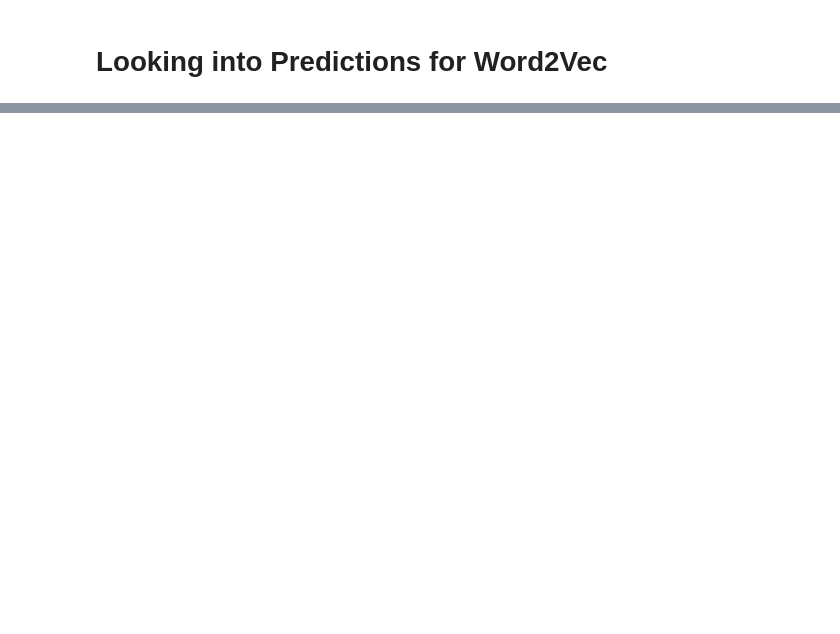
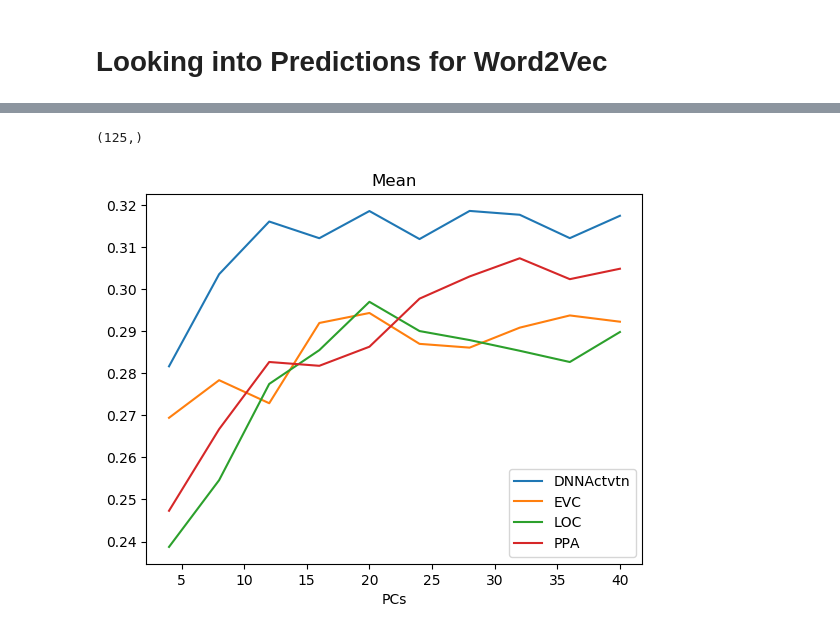
Before and after one commit to cm296/semantic, a Jupyter notebook: cm/code-01-analysis/step11_computePrediction.ipynb, the cells around one changed output, grey strips where cells are left out. Cells and saved outputs as stored; diff of their text form; code cells hidden in the pictures; blank space fills up the shorter version.

```diff
--- a/cm/code-01-analysis/step11_computePrediction.ipynb
+++ b/cm/code-01-analysis/step11_computePrediction.ipynb
@@ -44,8 +60,9 @@ Y_embeddings_subset
 # %%
-layer =  {'conv_1','conv_5','fc_3'}
+layer =  {'conv_5'}
 Sub = [1,2,3,4]
-
-pretrained_val = True
+ROI = {'EVC','LOC','PPA'}
+pretrained_val = False
+keyword = {'DNNActvtn','ROIpred'}
 
 datapath = '../../../data-00/'
 savepath = '../../../data-11/'
@@ -54,14 +71,9 @@ WIpath = '../../../data-04/'
 nsample = 12
 WrdThingsInfo = pd.read_csv(WIpath + 'KeptTHINGSInfo_n' + str(nsample) +'.csv',sep=',',index_col = 0)
 # %%
-ROI = {'EVC','ObjectROI'}
-# ROI = {'EVC'}
-keyword = {'DNNActvtn','ROIpred'}
-# keyword = {'ROIpred'}
-Keepncomps = list(range(2,42,2))
-# Keepncomps = [2]
 
-Ypredict = 'Word2Vec'
+Keepncomps = list(range(4,44,4))
+
 
 for ikeyword in keyword:
     for ilayer in layer:
@@ -120,9 +150,9 @@ for ikeyword in keyword:
 tresh_bonf = utilsCM.p2r(.05/Y_embeddings_subset.shape[1], Y_embeddings_subset.shape[0])
 figurepath='../../../figures-11/'
 
-ROI = {'EVC','ObjectROI'}
+ROI = {'EVC','LOC','PPA'}
 keyword = {'DNNActvtn','ROIpred'}
-Keepncomps = list(range(2,42,2))
+Keepncomps = list(range(4,44,4))
 pretrained_val = True
 # %%
 from  matplotlib import pyplot
@@ -131,11 +161,9 @@ from pandas import DataFrame as pddf
 
 savepath = '../../../data-11/'
 figurepath = '../../../figures-11/'
-layer = {'fc_3'}
+layer = {'conv_5'}
 pretrained_vec = [True, False]
 ##Showing histograms for senses above threshold
-
-Ypredict = 'Word2Vec'
 
 myDict_count = {}
 myDict_mean = {}
@@ -206,7 +234,7 @@ for ilayer in layer:
     myDict_mean['Metric'] = []
     myDict_max['Metric'] = []
     myDict_median['Metric'] = []
-    for i in range(2,42,2):
+    for i in Keepncomps:
         myDict_count['PCs'].append(i)
         myDict_mean['PCs'].append(i)
         myDict_max['PCs'].append(i)
@@ -222,9 +250,16 @@ df_max = pddf.from_dict(myDict_max).set_index('PCs')
 df_median = pddf.from_dict(myDict_median).set_index('PCs')
 # %%
 allvalues = pd.concat([df_count, df_mean,df_max,df_median], axis=0)
+# %%
+thisPrediction.shape
+# %% [output]
+(125,)
 # %%
 import matplotlib.pyplot as plt
 
-sns.lineplot(data= allvalues[allvalues['Metric'] == 'mean'].iloc[:,0:6]).set_title('Mean')
+sns.lineplot(data= allvalues[allvalues['Metric'] == 'mean'].iloc[:,0:4], dashes=False).set_title('Mean')
+plt.legend(loc='lower right')
 plt.savefig(figurepath + "Mean.png")
+# %% [output]
+[figure, added]
 # %%
```
Also changed, not shown: parts of 8 cells of this notebook, 11 other files.
